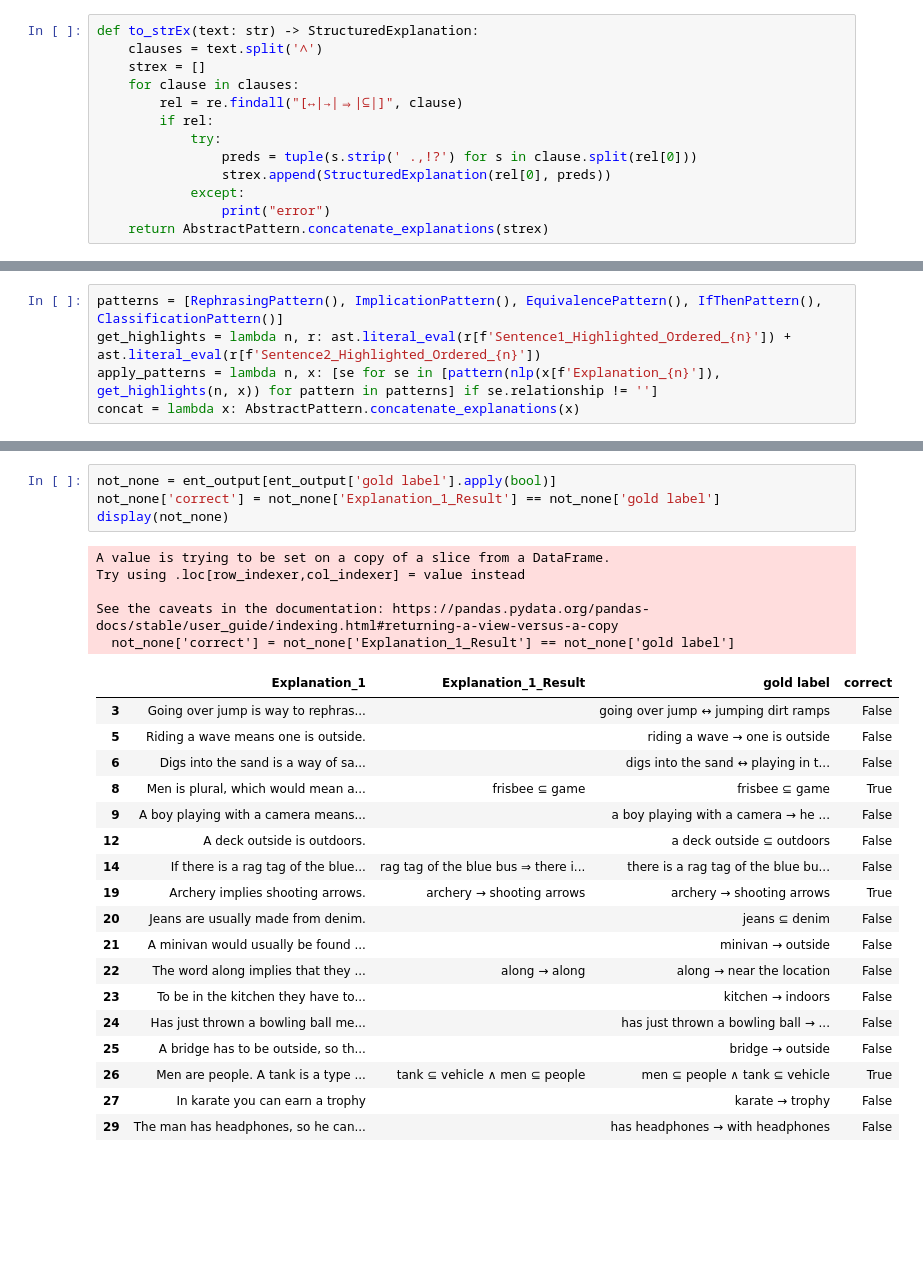
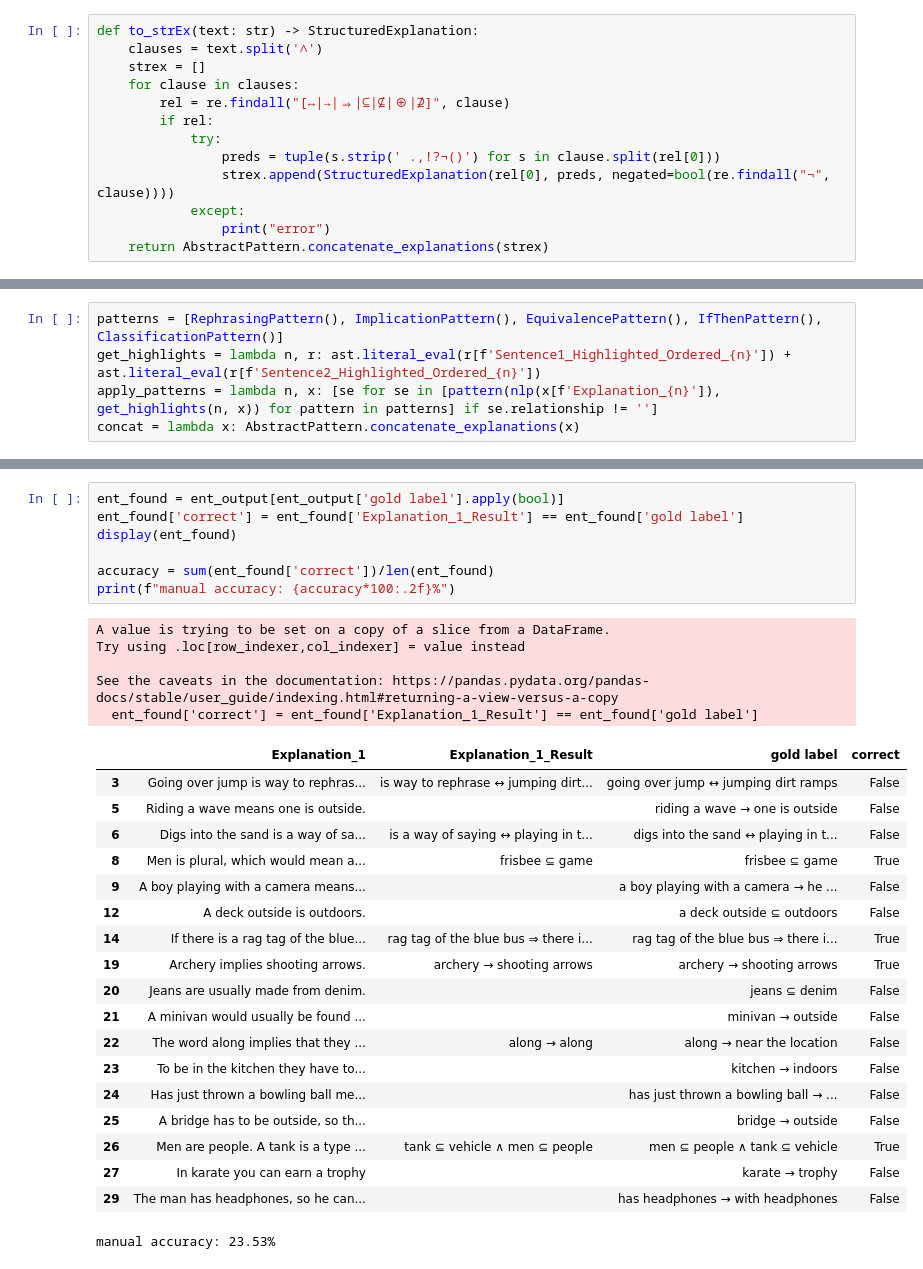
Before and after one commit to ceciliaiacometta/Structured-e-SNLI, a Jupyter notebook: quality_test.ipynb, the cells around one changed output, grey strips where cells are left out. Drawn from its saved outputs; the diff is of its cells as text; blank space fills up the shorter version.

Commit message:
manual evaluation ran

```diff
--- a/quality_test.ipynb
+++ b/quality_test.ipynb
@@ -25,11 +23,11 @@ def to_strEx(text: str) -> StructuredExplanation:
     clauses = text.split('∧')
     strex = []
     for clause in clauses:
-        rel = re.findall("[↔|→|⇒|⊆|]", clause)
+        rel = re.findall("[↔|→|⇒|⊆|⊈|⊕|⊉]", clause)
         if rel:
             try:
-                preds = tuple(s.strip(' .,!?') for s in clause.split(rel[0]))
-                strex.append(StructuredExplanation(rel[0], preds))
+                preds = tuple(s.strip(' .,!?¬()') for s in clause.split(rel[0]))
+                strex.append(StructuredExplanation(rel[0], preds, negated=bool(re.findall("¬", clause))))
             except:
                 print("error")
     return AbstractPattern.concatenate_explanations(strex)
@@ -79,21 +63,24 @@ See the caveats in the documentation: https://pandas.pydata.org/pandas-docs/stab
 # %%
-not_none = ent_output[ent_output['gold label'].apply(bool)]
-not_none['correct'] = not_none['Explanation_1_Result'] == not_none['gold label']
-display(not_none)
+ent_found = ent_output[ent_output['gold label'].apply(bool)]
+ent_found['correct'] = ent_found['Explanation_1_Result'] == ent_found['gold label']
+display(ent_found)
+
+accuracy = sum(ent_found['correct'])/len(ent_found)
+print(f"manual accuracy: {accuracy*100:.2f}%")
 # %% [output]
 A value is trying to be set on a copy of a slice from a DataFrame.
 Try using .loc[row_indexer,col_indexer] = value instead
 
 See the caveats in the documentation: https://pandas.pydata.org/pandas-docs/stable/user_guide/indexing.html#returning-a-view-versus-a-copy
-  not_none['correct'] = not_none['Explanation_1_Result'] == not_none['gold label']
+  ent_found['correct'] = ent_found['Explanation_1_Result'] == ent_found['gold label']
 |  | Explanation_1 | Explanation_1_Result | gold label | correct |
-| 3 | Going over jump is way to rephras... |  | going over jump ↔ jumping dirt ramps | False |
+| 3 | Going over jump is way to rephras... | is way to rephrase ↔ jumping dirt... | going over jump ↔ jumping dirt ramps | False |
 | 5 | Riding a wave means one is outside. |  | riding a wave → one is outside | False |
-| 6 | Digs into the sand is a way of sa... |  | digs into the sand ↔ playing in t... | False |
+| 6 | Digs into the sand is a way of sa... | is a way of saying ↔ playing in t... | digs into the sand ↔ playing in t... | False |
 | 8 | Men is plural, which would mean a... | frisbee ⊆ game | frisbee ⊆ game | True |
 | 9 | A boy playing with a camera means... |  | a boy playing with a camera → he ... | False |
 | 12 | A deck outside is outdoors. |  | a deck outside ⊆ outdoors | False |
-| 14 | If there is a rag tag of the blue... | rag tag of the blue bus ⇒ there i... | there is a rag tag of the blue bu... | False |
+| 14 | If there is a rag tag of the blue... | rag tag of the blue bus ⇒ there i... | rag tag of the blue bus ⇒ there i... | True |
 | 19 | Archery implies shooting arrows. | archery → shooting arrows | archery → shooting arrows | True |
 | 20 | Jeans are usually made from denim. |  | jeans ⊆ denim | False |
 | 21 | A minivan would usually be found ... |  | minivan → outside | False |
@@ -104,3 +91,4 @@ See the caveats in the documentation: https://pandas.pydata.org/pandas-docs/stab
 | 26 | Men are people. A tank is a type ... | tank ⊆ vehicle ∧ men ⊆ people | men ⊆ people ∧ tank ⊆ vehicle | True |
 | 27 | In karate you can earn a trophy |  | karate → trophy | False |
 | 29 | The man has headphones, so he can... |  | has headphones → with headphones | False |
+manual accuracy: 23.53%
```
Also changed, not shown: parts of 14 cells of this notebook, 6 other files.
